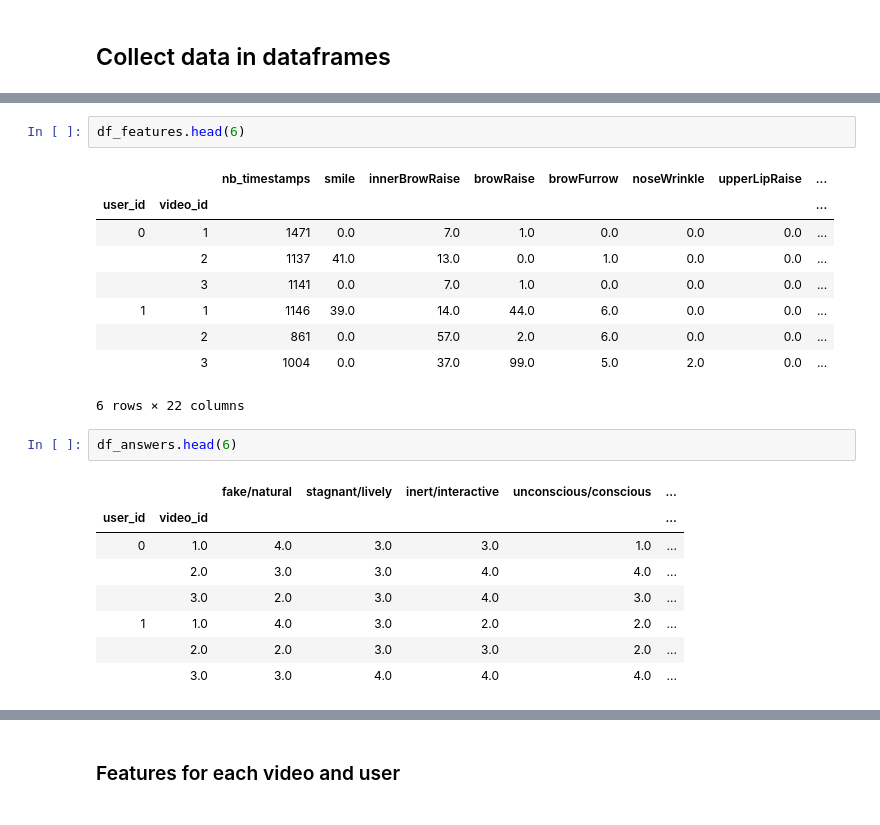
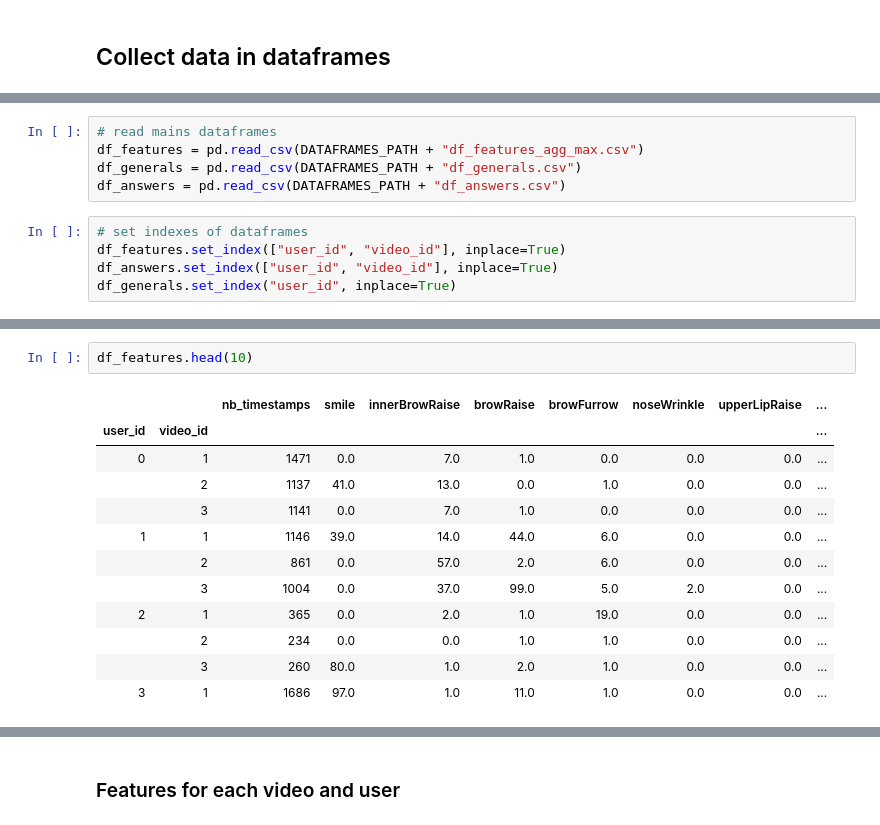
Before and after one commit to valentinoli/robot-anthropomorphism, a Jupyter notebook: python/Pipeline.ipynb, the cells around one changed output, grey strips where cells are left out. Saved outputs shown, nothing was run; the diff lists cells and outputs as text.

```diff
--- a/python/Pipeline.ipynb
+++ b/python/Pipeline.ipynb
@@ -40,5 +44,15 @@ filenames = [y for x in os.walk(VIDEOS_PATH) for y in glob(os.path.join(x[0], '*
 store_all_df(filenames, agg_features="max", agg_survey=False)
 store_all_time_series(filenames)
+# %%
+# read mains dataframes
+df_features = pd.read_csv(DATAFRAMES_PATH + "df_features_agg_max.csv")
+df_generals = pd.read_csv(DATAFRAMES_PATH + "df_generals.csv")
+df_answers = pd.read_csv(DATAFRAMES_PATH + "df_answers.csv")
+# %%
+# set indexes of dataframes
+df_features.set_index(["user_id", "video_id"], inplace=True)
+df_answers.set_index(["user_id", "video_id"], inplace=True)
+df_generals.set_index("user_id", inplace=True)
 # %%
 NB_PARTICIPANTS = len(df_generals)
 print("We had {0} participations".format(NB_PARTICIPANTS))
@@ -47,23 +88,15 @@ We had 43 participations
 # %%
-df_features.head(6)
+df_features.head(10)
 # %% [output]
 |  |  | nb_timestamps | smile | innerBrowRaise | browRaise | browFurrow | noseWrinkle | upperLipRaise | ... |
 | user_id | video_id |  |  |  |  |  |  |  | ... |
 | 0 | 1 | 1471 | 0.0 | 7.0 | 1.0 | 0.0 | 0.0 | 0.0 | ... |
 |  | 2 | 1137 | 41.0 | 13.0 | 0.0 | 1.0 | 0.0 | 0.0 | ... |
 |  | 3 | 1141 | 0.0 | 7.0 | 1.0 | 0.0 | 0.0 | 0.0 | ... |
 | 1 | 1 | 1146 | 39.0 | 14.0 | 44.0 | 6.0 | 0.0 | 0.0 | ... |
 |  | 2 | 861 | 0.0 | 57.0 | 2.0 | 6.0 | 0.0 | 0.0 | ... |
 |  | 3 | 1004 | 0.0 | 37.0 | 99.0 | 5.0 | 2.0 | 0.0 | ... |
+| 2 | 1 | 365 | 0.0 | 2.0 | 1.0 | 19.0 | 0.0 | 0.0 | ... |
+|  | 2 | 234 | 0.0 | 0.0 | 1.0 | 1.0 | 0.0 | 0.0 | ... |
+|  | 3 | 260 | 80.0 | 1.0 | 2.0 | 1.0 | 0.0 | 0.0 | ... |
+| 3 | 1 | 1686 | 97.0 | 1.0 | 11.0 | 1.0 | 0.0 | 0.0 | ... |
-6 rows × 22 columns
-# %%
-df_answers.head(6)
-# %% [output]
-|  |  | fake/natural | stagnant/lively | inert/interactive | unconscious/conscious | ... |
-| user_id | video_id |  |  |  |  | ... |
-| 0 | 1.0 | 4.0 | 3.0 | 3.0 | 1.0 | ... |
-|  | 2.0 | 3.0 | 3.0 | 4.0 | 4.0 | ... |
-|  | 3.0 | 2.0 | 3.0 | 4.0 | 3.0 | ... |
-| 1 | 1.0 | 4.0 | 3.0 | 2.0 | 2.0 | ... |
-|  | 2.0 | 2.0 | 3.0 | 3.0 | 2.0 | ... |
-|  | 3.0 | 3.0 | 4.0 | 4.0 | 4.0 | ... |
```
Also changed, not shown: parts of 29 cells of this notebook, 47 other files.
